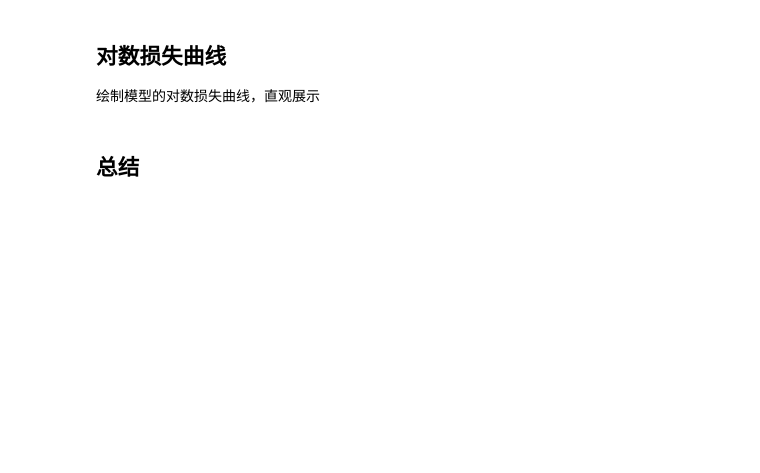
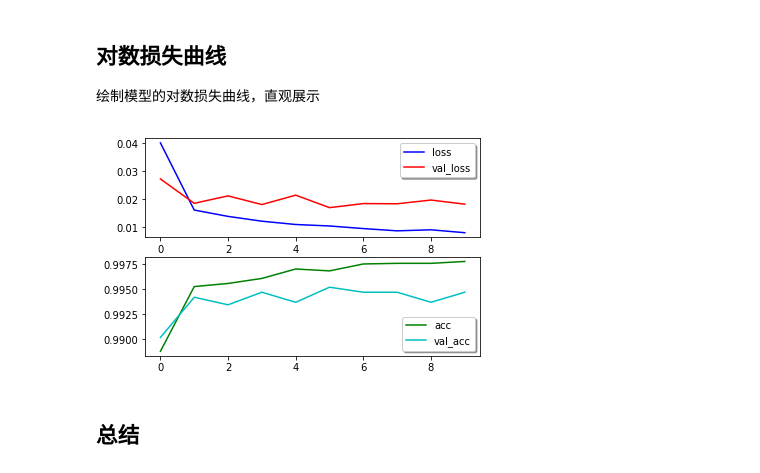
Before and after one commit to catally0/dog_vs_cat_final, a Jupyter notebook: notebook/dog_vs_cat.ipynb, the cells around one changed output. Drawn from its saved outputs; the diff is of its cells as text; code cells hidden in the pictures; blank space fills up the shorter version.

```diff
--- a/notebook/dog_vs_cat.ipynb
+++ b/notebook/dog_vs_cat.ipynb
@@ -359,3 +355,5 @@ ValueError: Found input variables with inconsistent numbers of samples: [19836,
+# %%
+x_ft_train, x_ft_valid, y_ft_train, y_ft_valid = train_test_split(train_data_feature, y_train, test_size=0.2)
 # %%
 # 构建融合模型
 def buid_final_model():
@@ -411,20 +432,24 @@ submission.to_csv('final_submission.csv',index=False)
 ## 对数损失曲线
 绘制模型的对数损失曲线，直观展示
 # %%
+import matplotlib.pyplot as plt
+
 # 对数损失更新曲线
 def show_loss(final_model):
     fig, ax = plt.subplots(2,1)
     his_model = final_model.history
     history = his_model.history
     ax[0].plot(history['loss'], color='b', label="loss")
     ax[0].plot(history['val_loss'], color='r', label="val_loss",axes =ax[0])
     legend = ax[0].legend(loc='best', shadow=True)
 
     ax[1].plot(history['acc'], color='g', label="acc")
     ax[1].plot(history['val_acc'], color='c',label="val_acc")
     legend = ax[1].legend(loc='best', shadow=True)
 
 # 绘制
-show_loss(fetch_feature_model)
+show_loss(final_model_obj)
+# %% [output]
+[figure, added]
 # %% [markdown]
 ## 总结
```
Also changed, not shown: parts of 5 cells of this notebook, 1 other file.
